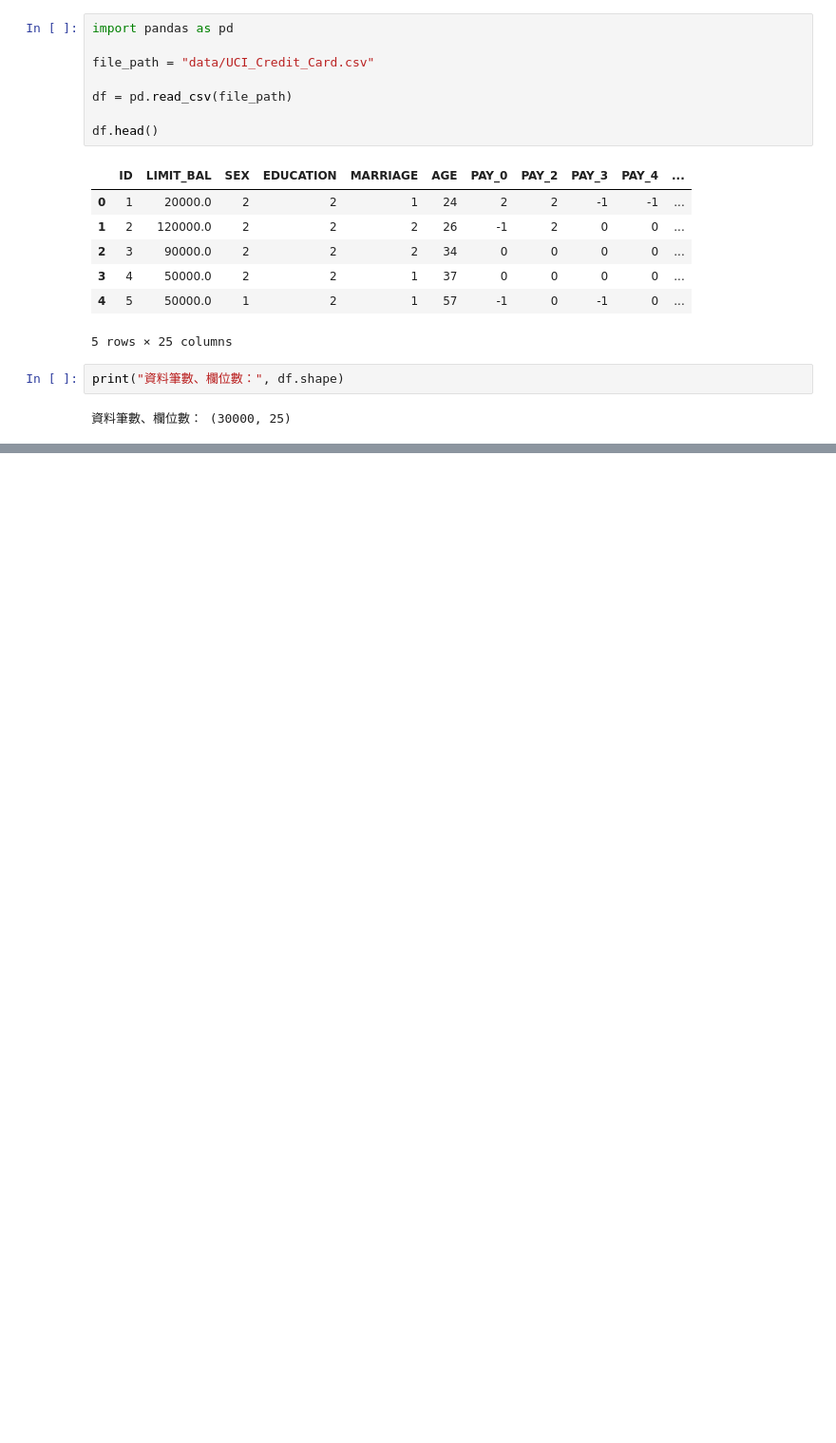
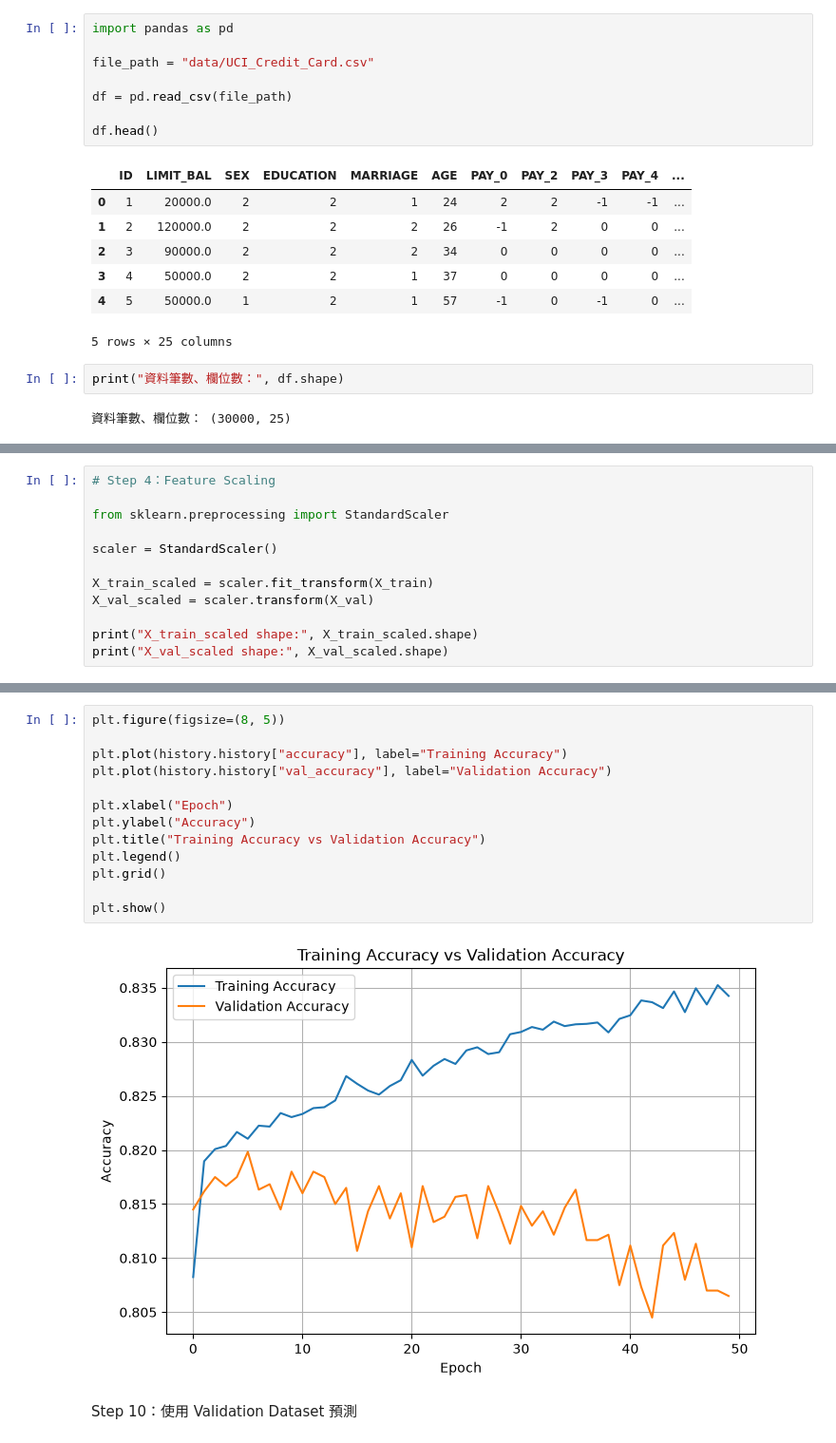
Before and after one commit to Ray0224/MMIP, a Jupyter notebook: week2/quiz2.ipynb, the cells around one changed output, grey strips where cells are left out. Shown at 95% size. Cells and saved outputs as stored; diff of their text form; blank space fills up the shorter version.

```diff
--- a/week2/quiz2.ipynb
+++ b/week2/quiz2.ipynb
@@ -22,0 +113,12 @@ print("資料筆數、欄位數：", df.shape)
+# %%
+# Step 4：Feature Scaling
+
+from sklearn.preprocessing import StandardScaler
+
+scaler = StandardScaler()
+
+X_train_scaled = scaler.fit_transform(X_train)
+X_val_scaled = scaler.transform(X_val)
+
+print("X_train_scaled shape:", X_train_scaled.shape)
+print("X_val_scaled shape:", X_val_scaled.shape)
@@ -22,0 +244,17 @@ print("資料筆數、欄位數：", df.shape)
+# %%
+plt.figure(figsize=(8, 5))
+
+plt.plot(history.history["accuracy"], label="Training Accuracy")
+plt.plot(history.history["val_accuracy"], label="Validation Accuracy")
+
+plt.xlabel("Epoch")
+plt.ylabel("Accuracy")
+plt.title("Training Accuracy vs Validation Accuracy")
+plt.legend()
+plt.grid()
+
+plt.show()
+# %% [output]
+[figure, added]
+# %% [markdown]
+Step 10：使用 Validation Dataset 預測
```
Also changed, not shown: parts of 28 cells of this notebook, 1 other file.
